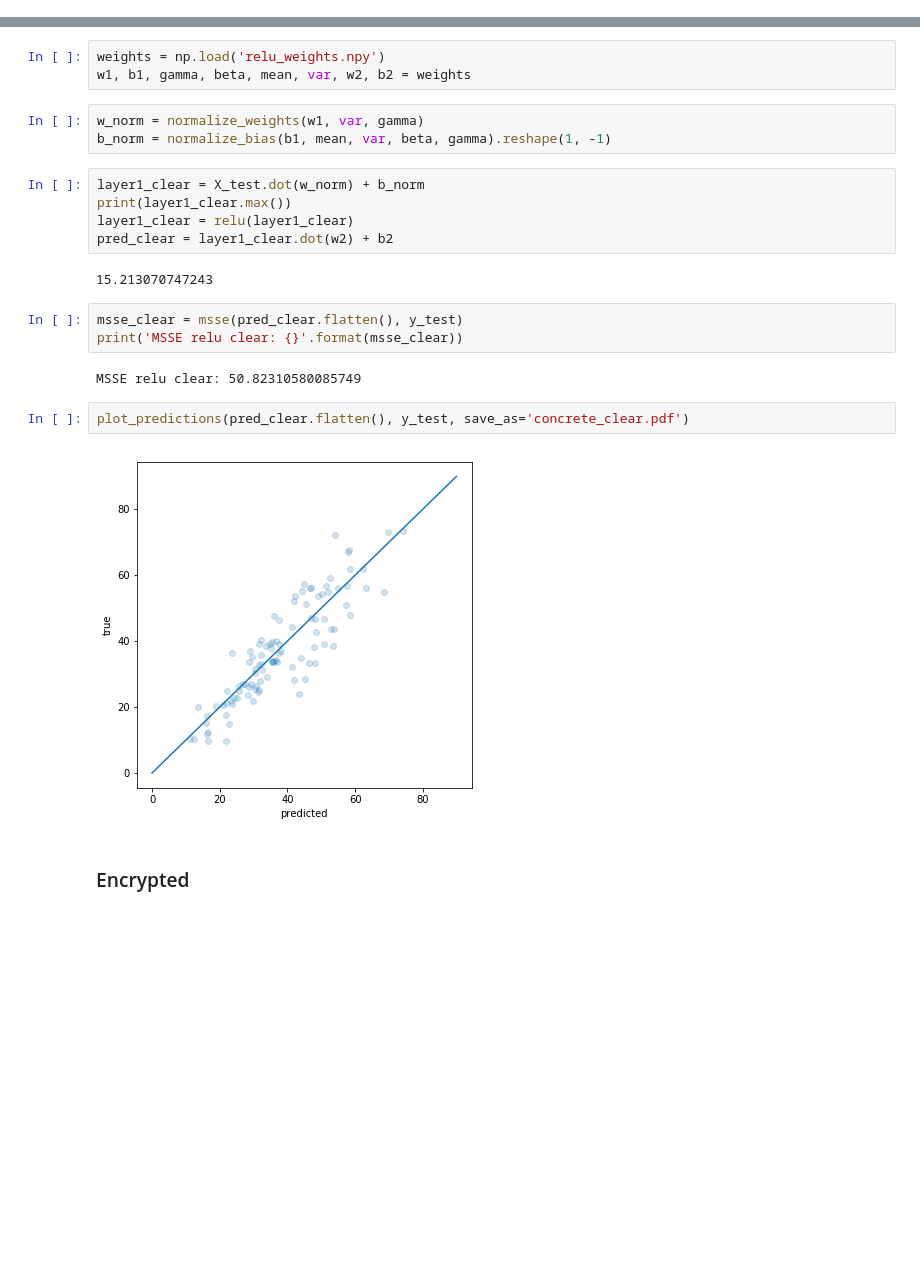
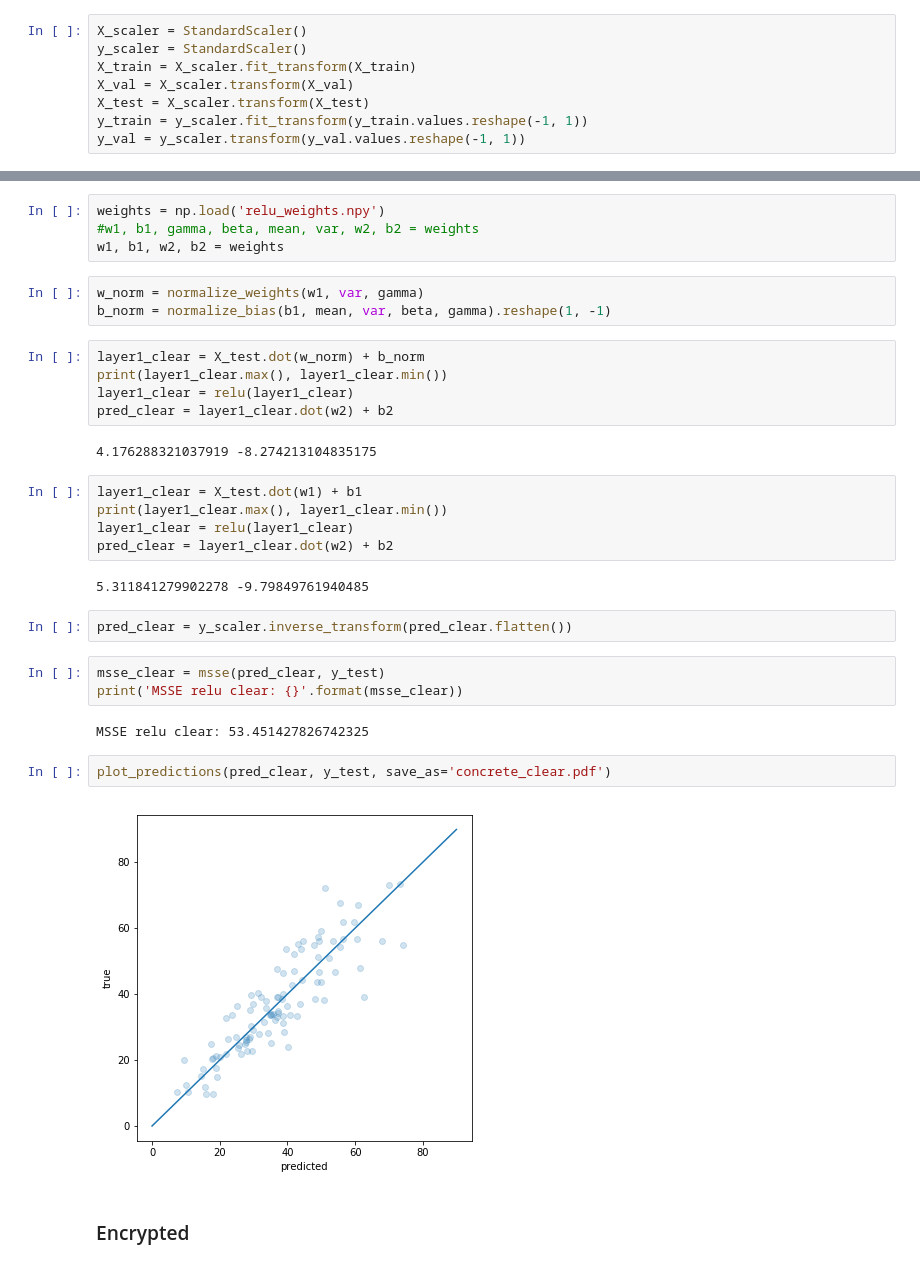
Before and after one commit to SimonMcDonnell/Dissertation, a Jupyter notebook: Concrete/evaluate_models.ipynb, the cells around one changed output, grey strips where cells are left out. Drawn from its saved outputs; the diff is of its cells as text; blank space fills up the shorter version.

```diff
--- a/Concrete/evaluate_models.ipynb
+++ b/Concrete/evaluate_models.ipynb
@@ -35,3 +33,11 @@ X_test = scaler.transform(X_test)
+# %%
+X_scaler = StandardScaler()
+y_scaler = StandardScaler()
+X_train = X_scaler.fit_transform(X_train)
+X_val = X_scaler.transform(X_val)
+X_test = X_scaler.transform(X_test)
+y_train = y_scaler.fit_transform(y_train.values.reshape(-1, 1))
+y_val = y_scaler.transform(y_val.values.reshape(-1, 1))
 # %%
 def msse(pred, y):
     return (np.sum((y - pred)**2)) / y.shape[0]
@@ -60,26 +66,36 @@ def relu(z):
 ### Unencrypted
 # %%
 weights = np.load('relu_weights.npy')
-w1, b1, gamma, beta, mean, var, w2, b2 = weights
+#w1, b1, gamma, beta, mean, var, w2, b2 = weights
+w1, b1, w2, b2 = weights
 # %%
 w_norm = normalize_weights(w1, var, gamma)
 b_norm = normalize_bias(b1, mean, var, beta, gamma).reshape(1, -1)
 # %%
 layer1_clear = X_test.dot(w_norm) + b_norm
-print(layer1_clear.max())
+print(layer1_clear.max(), layer1_clear.min())
 layer1_clear = relu(layer1_clear)
 pred_clear = layer1_clear.dot(w2) + b2
 # %% [output]
-15.213070747243
+4.176288321037919 -8.274213104835175
+# %%
+layer1_clear = X_test.dot(w1) + b1
+print(layer1_clear.max(), layer1_clear.min())
+layer1_clear = relu(layer1_clear)
+pred_clear = layer1_clear.dot(w2) + b2
+# %% [output]
+5.311841279902278 -9.79849761940485
+# %%
+pred_clear = y_scaler.inverse_transform(pred_clear.flatten())
 # %%
-msse_clear = msse(pred_clear.flatten(), y_test)
+msse_clear = msse(pred_clear, y_test)
 print('MSSE relu clear: {}'.format(msse_clear))
 # %% [output]
-MSSE relu clear: 50.82310580085749
+MSSE relu clear: 53.451427826742325
 # %%
-plot_predictions(pred_clear.flatten(), y_test, save_as='concrete_clear.pdf')
+plot_predictions(pred_clear, y_test, save_as='concrete_clear.pdf')
 # %% [output]
-[figure, old version]
+[figure, new version]
 # %% [markdown]
 ### Encrypted
 # %%
```
Also changed, not shown: parts of 9 cells of this notebook, 9 other files.
